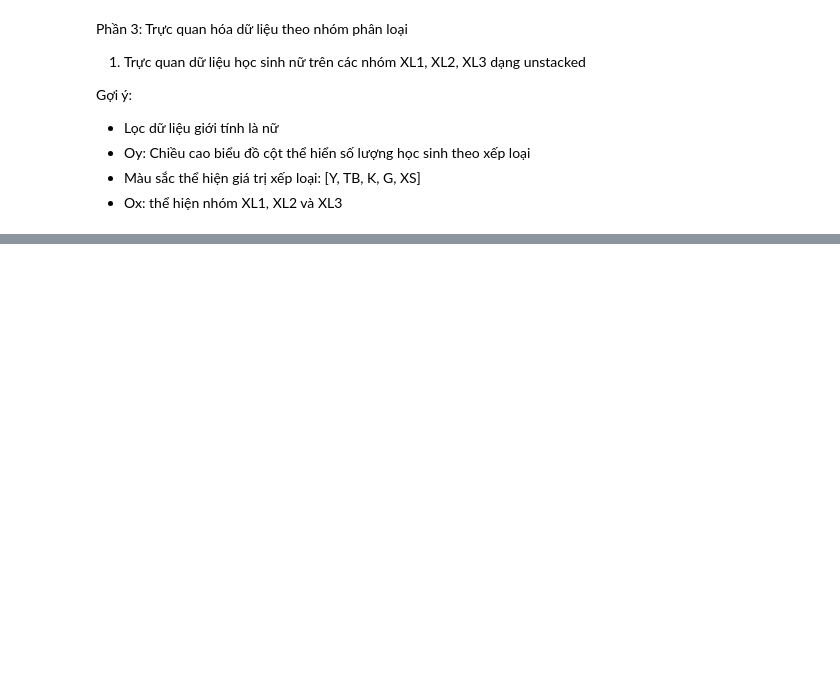
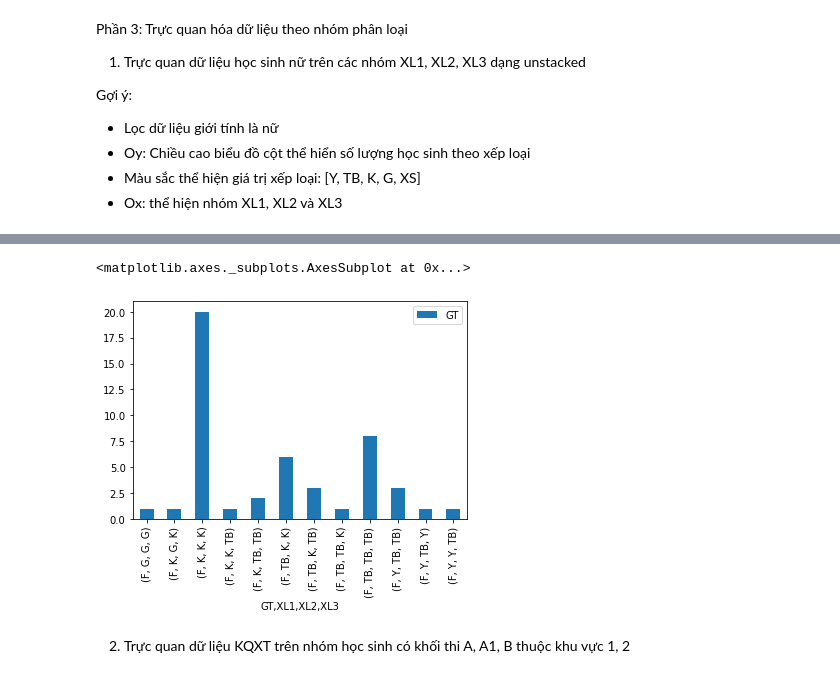
Before and after one commit to trinhvanypro1/-DataAnalystDeepLearning, a Jupyter notebook: Lab2.ipynb, the cells around one changed output, grey strips where cells are left out. Cells and saved outputs as stored; diff of their text form; code cells hidden in the pictures; blank space fills up the shorter version.

```diff
--- a/Lab2.ipynb
+++ b/Lab2.ipynb
@@ -224,0 +242,8 @@ Gợi ý:
+# %%
+df=data[(data.GT.isin(['F']))].groupby(['GT','XL1','XL2','XL3']).agg({'GT':'count'})
+df.plot.bar(stacked=True)
+# %% [output]
+<matplotlib.axes._subplots.AxesSubplot at 0x...>
+[figure, added]
+# %% [markdown]
+2. Trực quan dữ liệu KQXT trên nhóm học sinh có khối thi A, A1, B thuộc khu vực 1, 2
```
Also changed, not shown: parts of 18 cells of this notebook.
